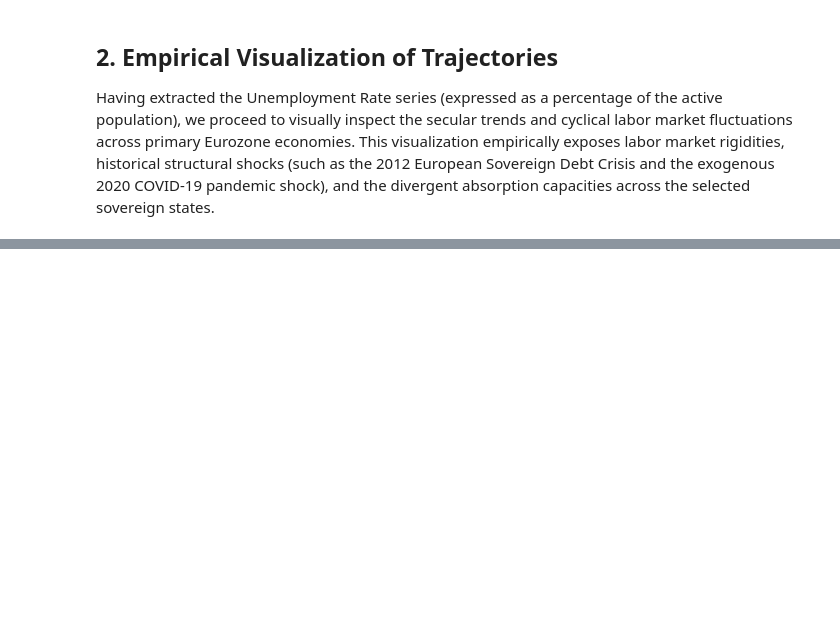
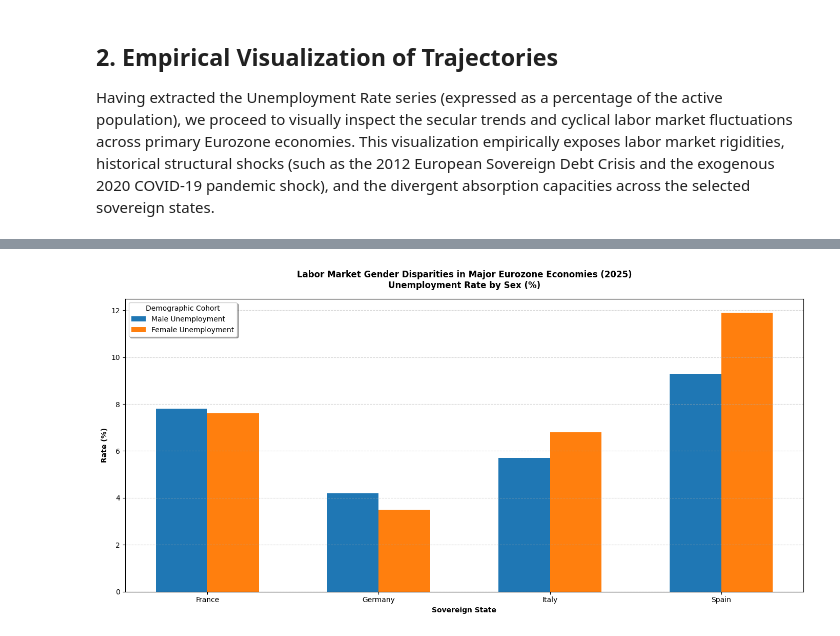
Before and after one commit to alessiofelici01-art/QuantFin, a Jupyter notebook: Marcoeconomics/Unemployment.ipynb, the cells around one changed output, grey strips where cells are left out. Saved outputs shown, nothing was run; the diff lists cells and outputs as text; code cells hidden in the pictures; blank space fills up the shorter version.

```diff
--- a/Marcoeconomics/Unemployment.ipynb
+++ b/Marcoeconomics/Unemployment.ipynb
@@ -103,33 +112,35 @@ plt.show()
 # %%
 import numpy as np
 
 # 1. Identify the most recent available year for cross-sectional analysis
-current_year = df['year'].max()
-df_current = df[df['year'] == current_year].set_index('country')
+current_year = df['fiscal_year'].max()
+df_current = df[df['fiscal_year'] == current_year].set_index('sovereign_state')
 
 # 2. Prepare data structures for a grouped demographic bar chart
 countries = df_current.index.tolist()
-components = ['Male_Rate', 'Female_Rate']
+components = ['male_unemployment_rate', 'female_unemployment_rate']
 labels = ['Male Unemployment', 'Female Unemployment']
 
 x = np.arange(len(countries))  # Group positioning
 width = 0.3  # Individual bar width
 
 fig, ax = plt.subplots(figsize=(14, 7))
 
 # Plot a bar for each demographic cohort
 for i, comp in enumerate(components):
     ax.bar(x + (i * width) - (width / 2), df_current[comp], width, label=labels[i])
 
 # Academic and aesthetic formatting
 ax.set_title(f'Labor Market Gender Disparities in Major Eurozone Economies ({current_year})\nUnemployment Rate by Sex (%)', fontweight='bold', pad=15)
 ax.set_xlabel('Sovereign State', fontweight='bold')
 ax.set_ylabel('Rate (%)', fontweight='bold')
 ax.set_xticks(x)
 ax.set_xticklabels(countries)
 
 ax.grid(True, linestyle='--', alpha=0.5, axis='y')
 ax.legend(title='Demographic Cohort', frameon=True, shadow=True)
 
 plt.tight_layout()
 plt.show()
+# %% [output]
+[figure, added]
```
Also changed, not shown: parts of 4 cells of this notebook.
